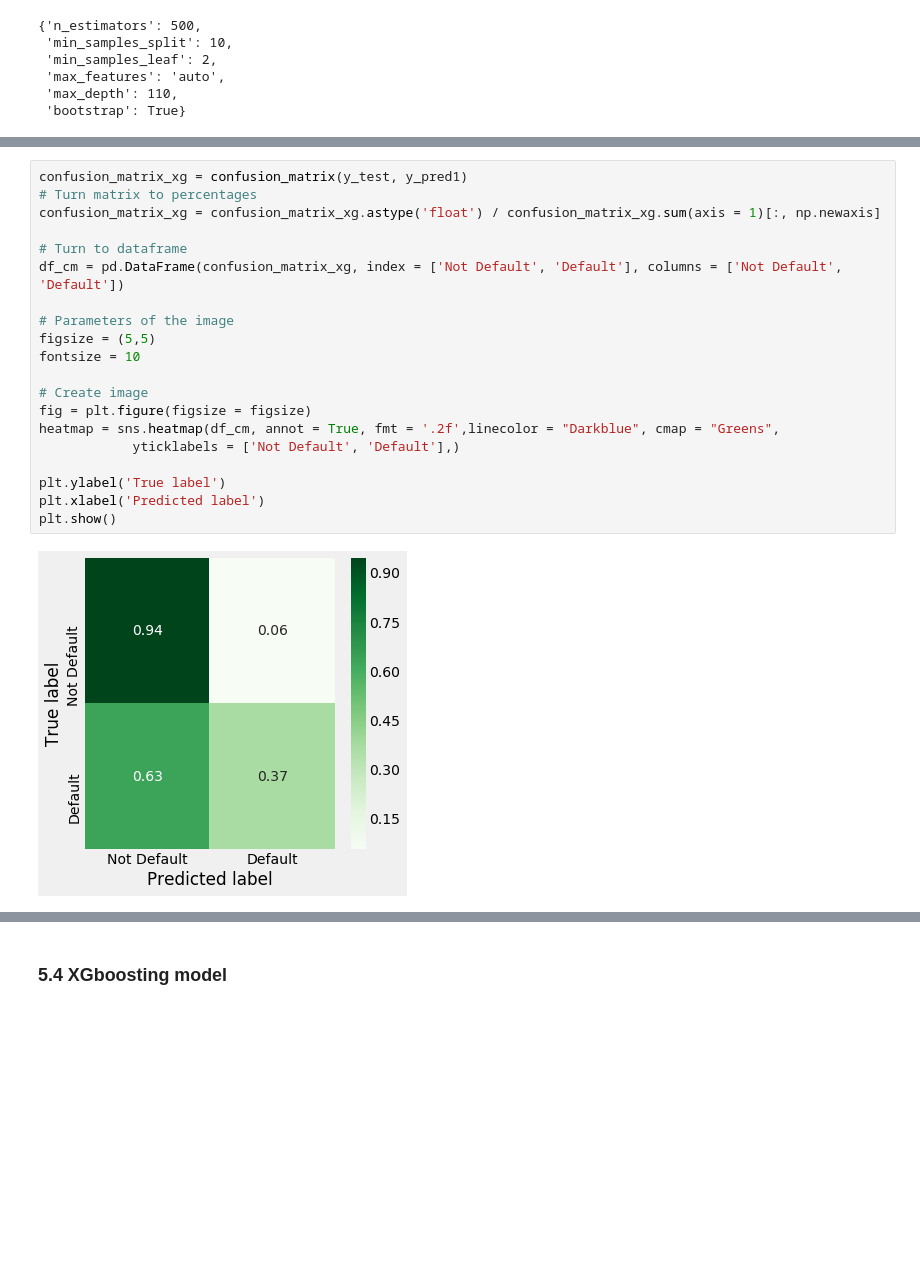
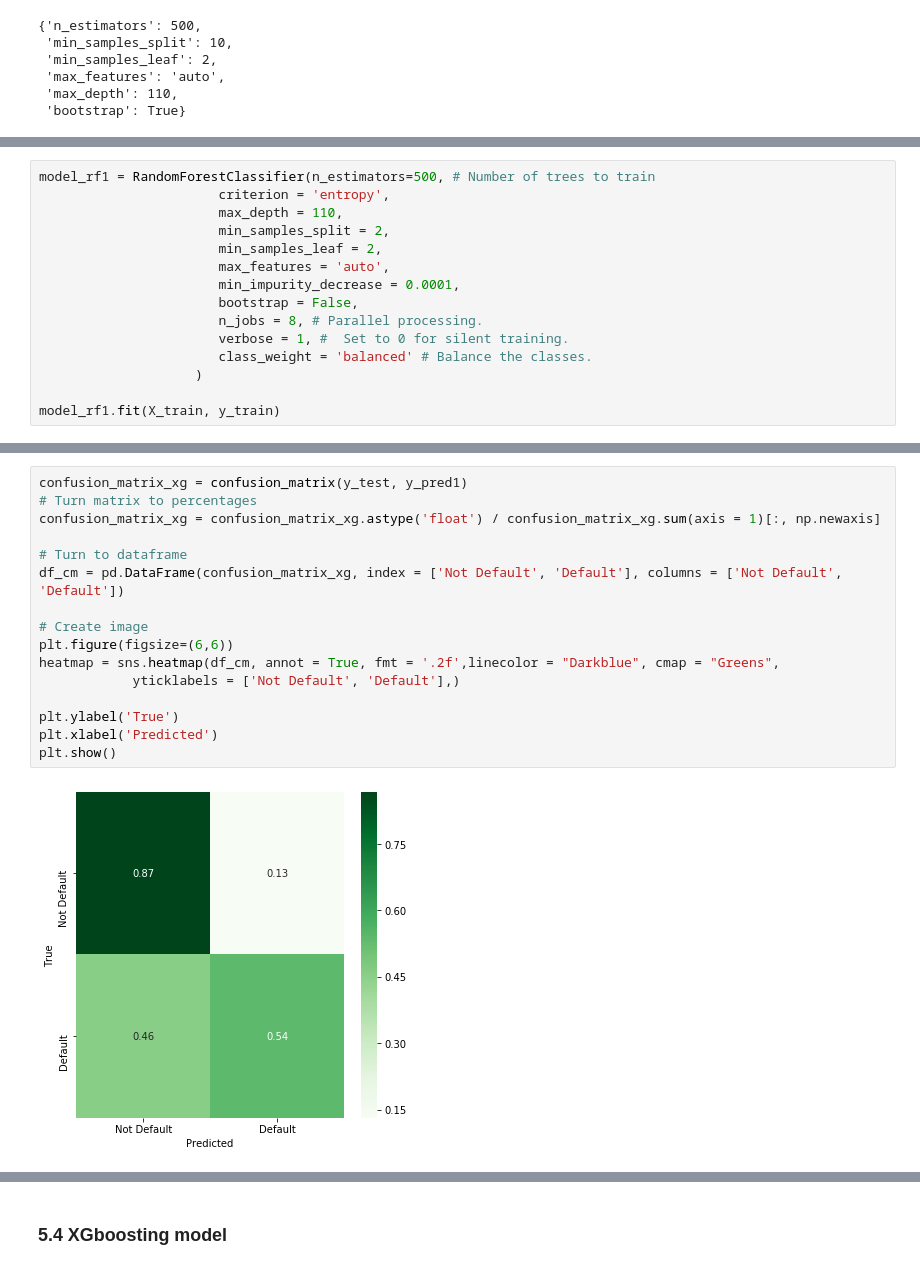
Before and after one commit to haoran9/default-of-credit-card-clients, a Jupyter notebook: Default_of_credit_card_clients.ipynb, the cells around one changed output, grey strips where cells are left out. Drawn from its saved outputs; the diff is of its cells as text; blank space fills up the shorter version.

```diff
--- a/Default_of_credit_card_clients.ipynb
+++ b/Default_of_credit_card_clients.ipynb
@@ -464,0 +438,15 @@ RandomForestClassifier(bootstrap=True, class_weight=None, criterion='gini',
+# %%
+model_rf1 = RandomForestClassifier(n_estimators=500, # Number of trees to train
+                       criterion = 'entropy',
+                       max_depth = 110,
+                       min_samples_split = 2,
+                       min_samples_leaf = 2,
+                       max_features = 'auto',
+                       min_impurity_decrease = 0.0001,
+                       bootstrap = False,
+                       n_jobs = 8, # Parallel processing.
+                       verbose = 1, #  Set to 0 for silent training.
+                       class_weight = 'balanced' # Balance the classes.
+                    )
+
+model_rf1.fit(X_train, y_train)
@@ -489,24 +496,20 @@ Confusion Matrix:
 # %%
 confusion_matrix_xg = confusion_matrix(y_test, y_pred1)
 # Turn matrix to percentages
 confusion_matrix_xg = confusion_matrix_xg.astype('float') / confusion_matrix_xg.sum(axis = 1)[:, np.newaxis]
 
 # Turn to dataframe
 df_cm = pd.DataFrame(confusion_matrix_xg, index = ['Not Default', 'Default'], columns = ['Not Default', 'Default'])
 
-# Parameters of the image
-figsize = (5,5)
-fontsize = 10
-
 # Create image
-fig = plt.figure(figsize = figsize)
+plt.figure(figsize=(6,6))
 heatmap = sns.heatmap(df_cm, annot = True, fmt = '.2f',linecolor = "Darkblue", cmap = "Greens",
             yticklabels = ['Not Default', 'Default'],)
 
-plt.ylabel('True label')
-plt.xlabel('Predicted label')
+plt.ylabel('True')
+plt.xlabel('Predicted')
 plt.show()
 # %% [output]
-[figure, old version]
+[figure, new version]
 # %% [markdown]
 Notes:
```
Also changed, not shown: parts of 27 cells of this notebook.
